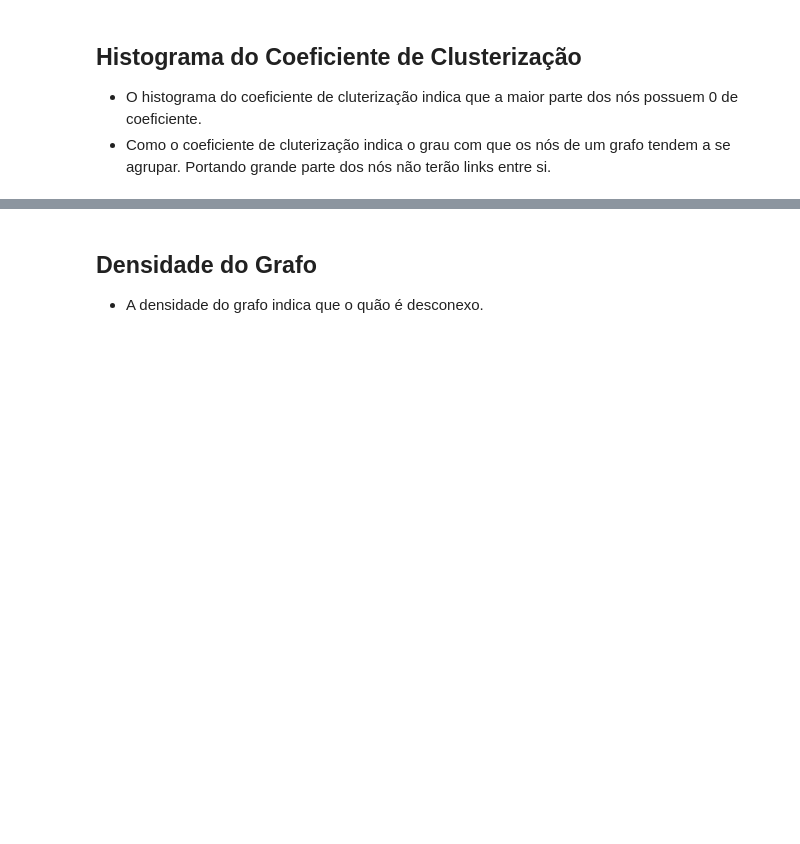
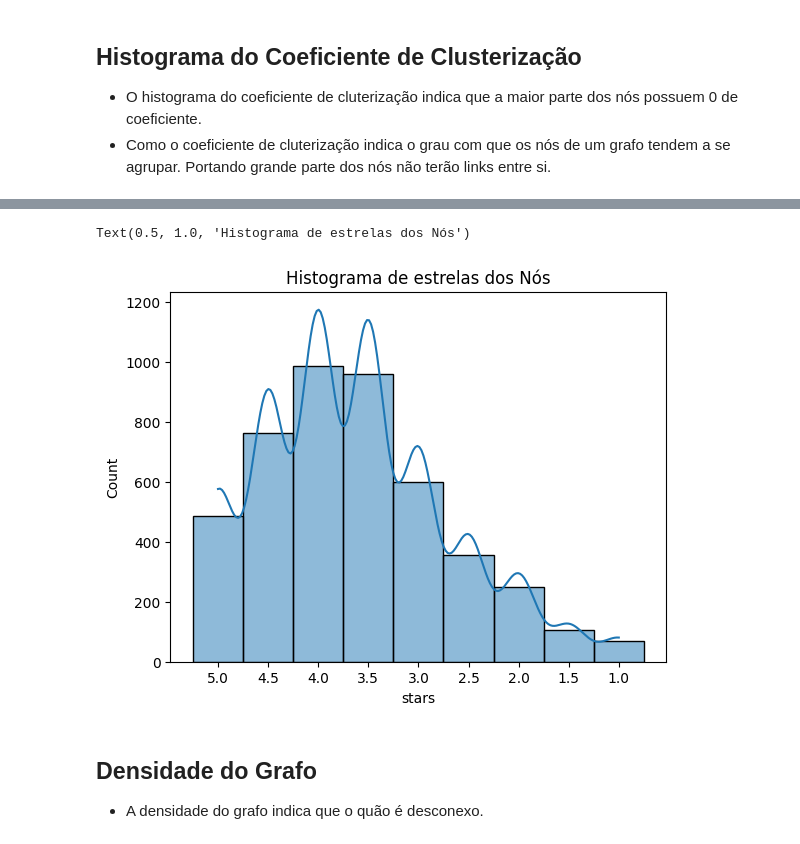
Before and after one commit to rwc2408/CienciadasRedes, a Jupyter notebook: Desafio 01/Desafio01_AnaliseExploratoria.ipynb, the cells around one changed output, grey strips where cells are left out. Cells and saved outputs as stored; diff of their text form; code cells hidden in the pictures; blank space fills up the shorter version.

```diff
--- a/Desafio 01/Desafio01_AnaliseExploratoria.ipynb
+++ b/Desafio 01/Desafio01_AnaliseExploratoria.ipynb
@@ -121,3 +111,10 @@ sns.histplot(data=df_clustering, x="Coeficiente de Cluterização", bins=10, kde
+# %%
+df_by_stars = df.sort_values(by=['stars'], ascending=False)
+sns.histplot(data=df_by_stars, x="stars", bins=10, kde=True)
+plt.title('Histograma de estrelas dos Nós')
+# %% [output]
+Text(0.5, 1.0, 'Histograma de estrelas dos Nós')
+[figure, added]
 # %% [markdown]
 ## Densidade do Grafo
 
```
Also changed, not shown: parts of 19 cells of this notebook, 1 other file.
